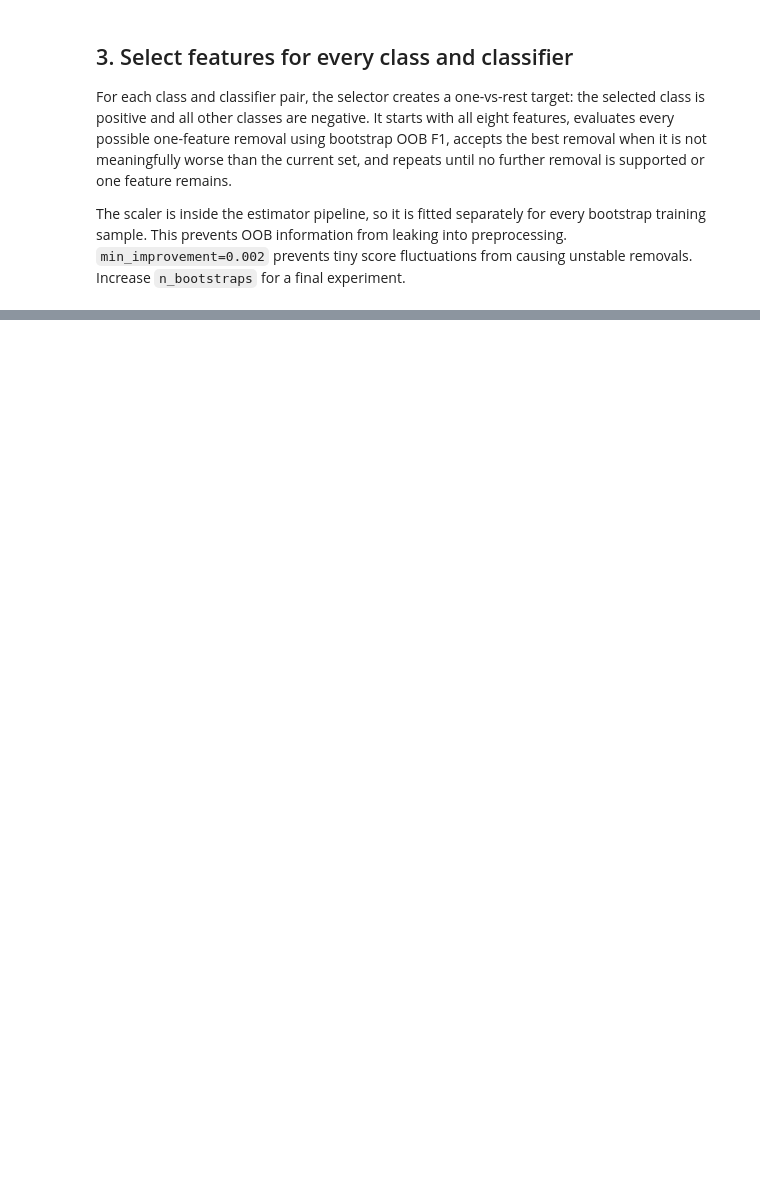
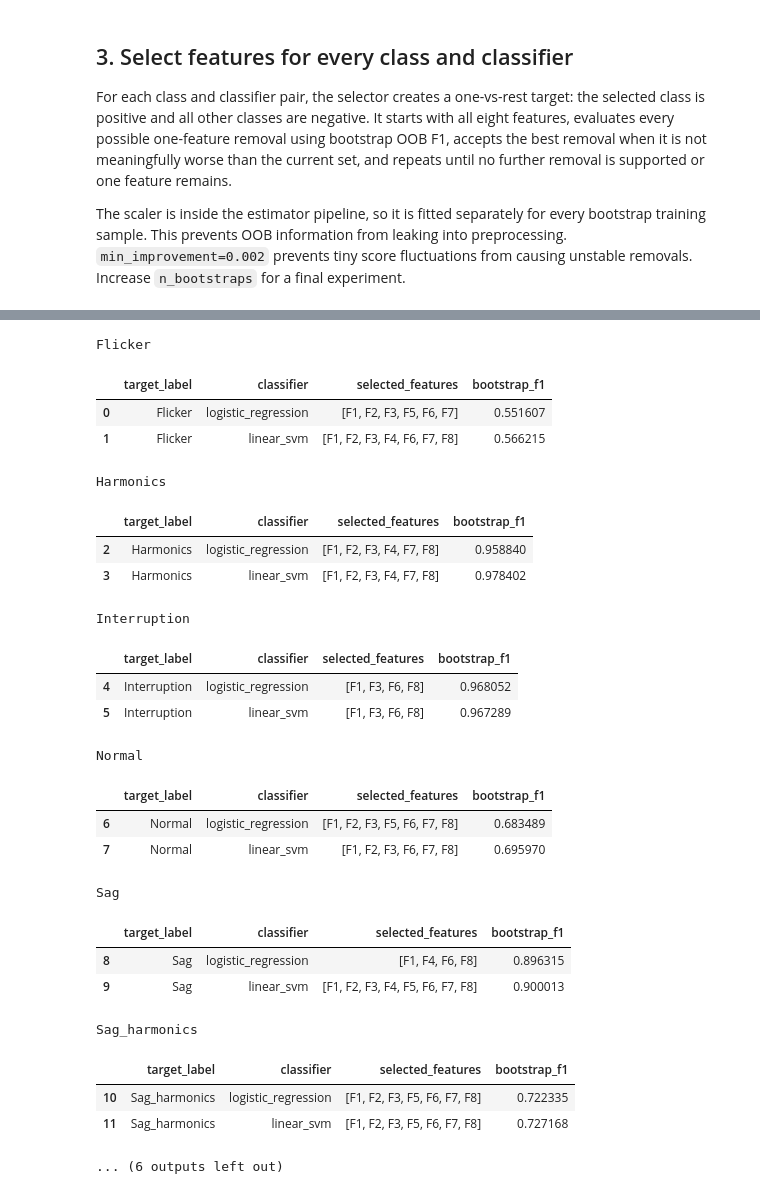
Before and after one commit to Kibestar/EE4C12---Machine-Learning-Project, a Jupyter notebook: Code/01 Task/Bagging_Feature_Selection.ipynb, the cells around one changed output, grey strips where cells are left out. Cells and saved outputs as stored; diff of their text form; code cells hidden in the pictures; blank space fills up the shorter version.

```diff
--- a/Code/01 Task/Bagging_Feature_Selection.ipynb
+++ b/Code/01 Task/Bagging_Feature_Selection.ipynb
@@ -58,7 +95,42 @@ There is no single overall feature set in this workflow. The table contains one
 # %%
 for target_label in summary["target_label"].unique():
     print(f"\n{target_label}")
     display(summary[summary["target_label"] == target_label])
+
+recommended_features = majority_vote_features(results)
+recommendation_table = pd.DataFrame({
+    "target_label": list(recommended_features),
+    "recommended_features": [
+        list(features) for features in recommended_features.values()
+    ],
+})
+recommendation_table
+# %% [output]
+Flicker
+|  | target_label | classifier | selected_features | bootstrap_f1 |
+| 0 | Flicker | logistic_regression | [F1, F2, F3, F5, F6, F7] | 0.551607 |
+| 1 | Flicker | linear_svm | [F1, F2, F3, F4, F6, F7, F8] | 0.566215 |
+Harmonics
+|  | target_label | classifier | selected_features | bootstrap_f1 |
+| 2 | Harmonics | logistic_regression | [F1, F2, F3, F4, F7, F8] | 0.958840 |
+| 3 | Harmonics | linear_svm | [F1, F2, F3, F4, F7, F8] | 0.978402 |
+Interruption
+|  | target_label | classifier | selected_features | bootstrap_f1 |
+| 4 | Interruption | logistic_regression | [F1, F3, F6, F8] | 0.968052 |
+| 5 | Interruption | linear_svm | [F1, F3, F6, F8] | 0.967289 |
+Normal
+|  | target_label | classifier | selected_features | bootstrap_f1 |
+| 6 | Normal | logistic_regression | [F1, F2, F3, F5, F6, F7, F8] | 0.683489 |
+| 7 | Normal | linear_svm | [F1, F2, F3, F6, F7, F8] | 0.695970 |
+Sag
+|  | target_label | classifier | selected_features | bootstrap_f1 |
+| 8 | Sag | logistic_regression | [F1, F4, F6, F8] | 0.896315 |
+| 9 | Sag | linear_svm | [F1, F2, F3, F4, F5, F6, F7, F8] | 0.900013 |
+Sag_harmonics
+|  | target_label | classifier | selected_features | bootstrap_f1 |
+| 10 | Sag_harmonics | logistic_regression | [F1, F2, F3, F5, F6, F7, F8] | 0.722335 |
+| 11 | Sag_harmonics | linear_svm | [F1, F2, F3, F5, F6, F7, F8] | 0.727168 |
+... (6 outputs left out)
 # %% [markdown]
 ## 5. Interpret the output
 
```
Also changed, not shown: parts of 5 cells of this notebook, 1 other file.
